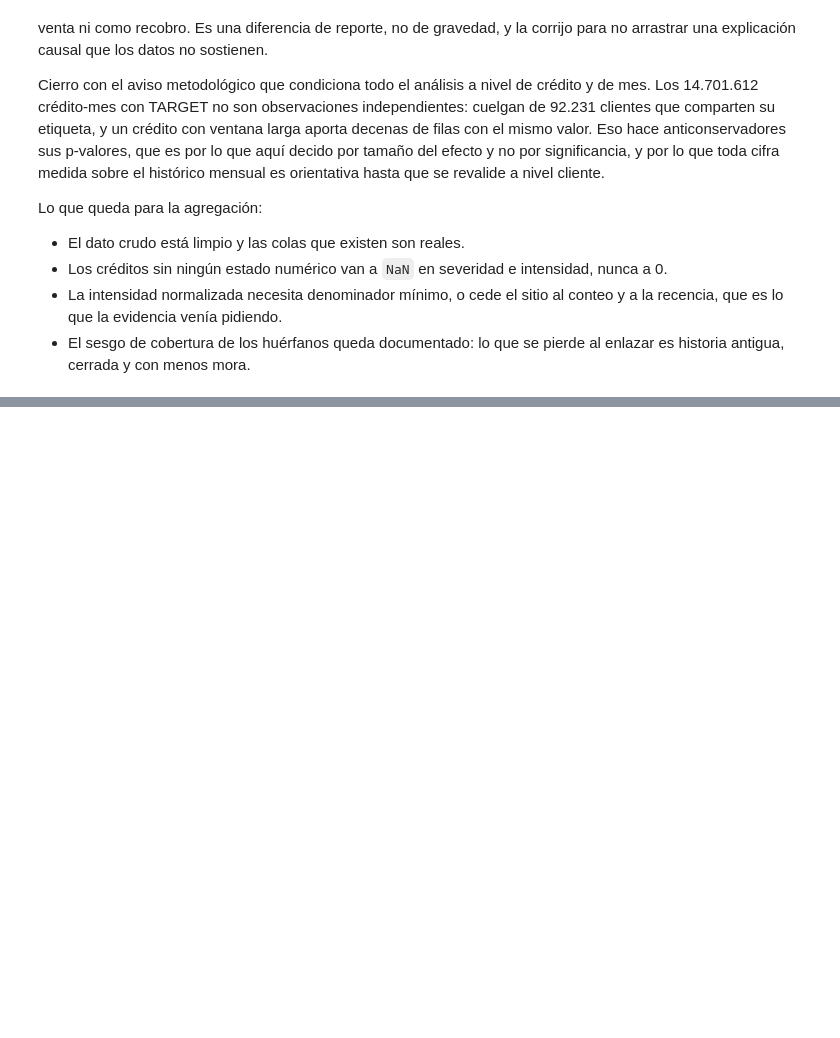
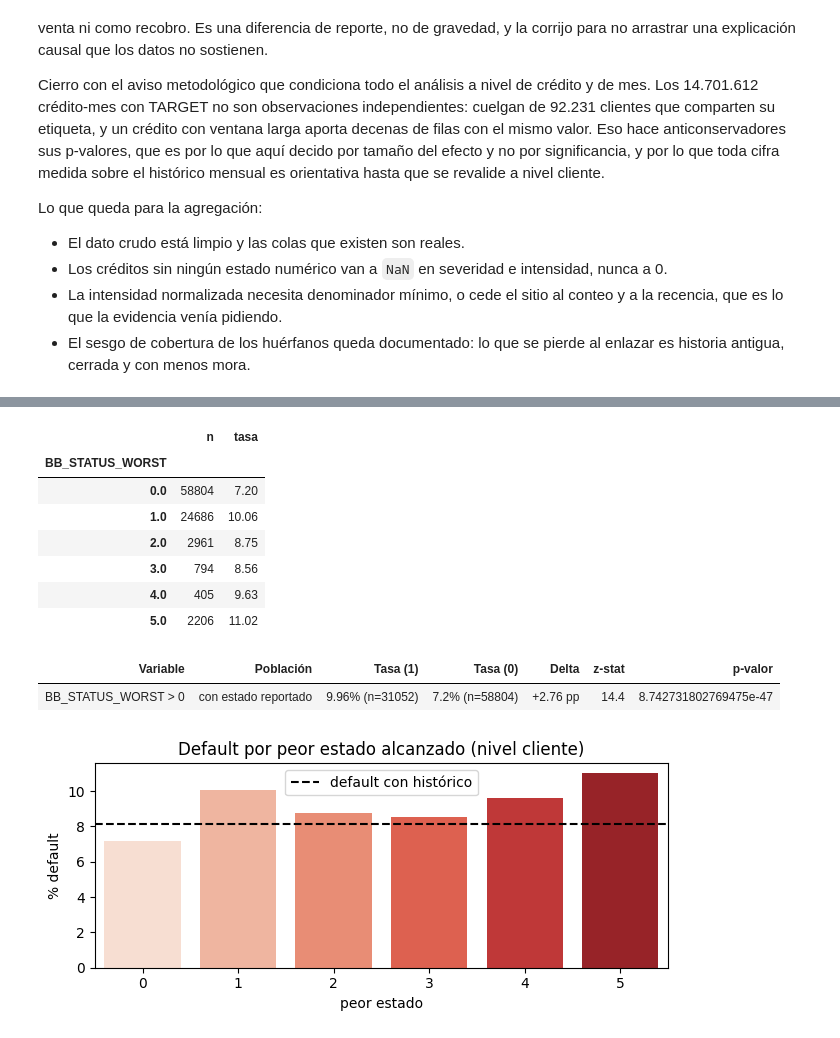
Before and after one commit to yeraybc/home-credit-default-risk, a Jupyter notebook: notebooks/03_eda_bureau_balance.ipynb, the cells around one changed output, grey strips where cells are left out. Drawn from its saved outputs; the diff is of its cells as text; code cells hidden in the pictures; blank space fills up the shorter version.

```diff
--- a/notebooks/03_eda_bureau_balance.ipynb
+++ b/notebooks/03_eda_bureau_balance.ipynb
@@ -863,0 +975,31 @@ Lo que queda para la agregación:
+# %%
+# las tres flags de mora, medidas en global y condicionadas a tener histórico
+items = []
+for c in ["BB_ANY_DPD_FLAG", "BB_RECENT_DPD_FLAG", "BB_WRITEOFF_FLAG"]:
+    v = df[c].fillna(0).values
+    items += [(c, v, None, "global (nulo=0)"), (c, v, has, "con histórico")]
+ev.evaluar_flags(items)
+
+# ¿tres flags o la misma repetida tres veces?
+fl = pd.DataFrame({c: df[c].fillna(0).eq(1).values[has] for c in
+                   ["BB_ANY_DPD_FLAG", "BB_RECENT_DPD_FLAG", "BB_WRITEOFF_FLAG"]})
+t_has = target[has]
+filas = []
+for a, b in combinations(fl, 2):
+    A, B = fl[a], fl[b]
+    filas.append({"par": f"{a} vs {b}",
+                  "V de Cramér": round(association(pd.crosstab(A, B), method="cramer", correction=True), 4),
+                  "Jaccard": round(int((A & B).sum()) / int((A | B).sum()), 4),
+                  "n_1": int(A.sum()), "n_2": int(B.sum()), "comunes": int((A & B).sum())})
+display(pd.DataFrame(filas))
+
+
+def tasa_cli(mask):
+    """tasa de default y n dentro de los clientes con histórico."""
+    return f"{t_has[mask.values].mean() * 100:.2f}% (n={int(mask.sum()):,})"
+
+
+# en los pares anidados, ¿qué queda de la flag ancha al quitarle la estrecha?
+for ancha, estrecha in [("BB_ANY_DPD_FLAG", "BB_WRITEOFF_FLAG"), ("BB_ANY_DPD_FLAG", "BB_RECENT_DPD_FLAG")]:
+    print(f"ninguna {tasa_cli(~fl[ancha])} | {ancha} sin {estrecha} {tasa_cli(fl[ancha] & ~fl[estrecha])} | "
+          f"{estrecha} {tasa_cli(fl[estrecha])}")
@@ -863,0 +1020,26 @@ Lo que queda para la agregación:
+# %%
+# ¿aporta el peor estado alcanzado, o solo el hecho de haber tenido mora?
+sev = df["BB_STATUS_WORST"]
+tabs = df.groupby(sev, observed=True)["TARGET"].agg(n="size", tasa="mean")
+tabs["tasa"] = (tabs["tasa"] * 100).round(2)
+display(tabs)
+ev.evaluar_flags([("BB_STATUS_WORST > 0", sev.gt(0).values, sev.notna().values, "con estado reportado")])
+
+fig, ax = plt.subplots(figsize=(6.5, 3))
+etiquetas = tabs.index.astype(int).astype(str)
+sns.barplot(x=etiquetas, y=tabs["tasa"], hue=etiquetas, palette="Reds", legend=False, ax=ax)
+ax.axhline(t_has.mean() * 100, color="black", ls="--", label="default con histórico")
+ax.set(title="Default por peor estado alcanzado (nivel cliente)", xlabel="peor estado", ylabel="% default")
+ax.legend(); plt.tight_layout(); plt.show()
+# %% [output]
+|  | n | tasa |
+| BB_STATUS_WORST |  |  |
+| 0.0 | 58804 | 7.20 |
+| 1.0 | 24686 | 10.06 |
+| 2.0 | 2961 | 8.75 |
+| 3.0 | 794 | 8.56 |
+| 4.0 | 405 | 9.63 |
+| 5.0 | 2206 | 11.02 |
+| Variable | Población | Tasa (1) | Tasa (0) | Delta | z-stat | p-valor |
+| BB_STATUS_WORST > 0 | con estado reportado | 9.96% (n=31052) | 7.2% (n=58804) | +2.76 pp | 14.4 | 8.742731802769475e-47 |
+[figure, added]
```
Also changed, not shown: parts of 29 cells of this notebook, 1 other file.
